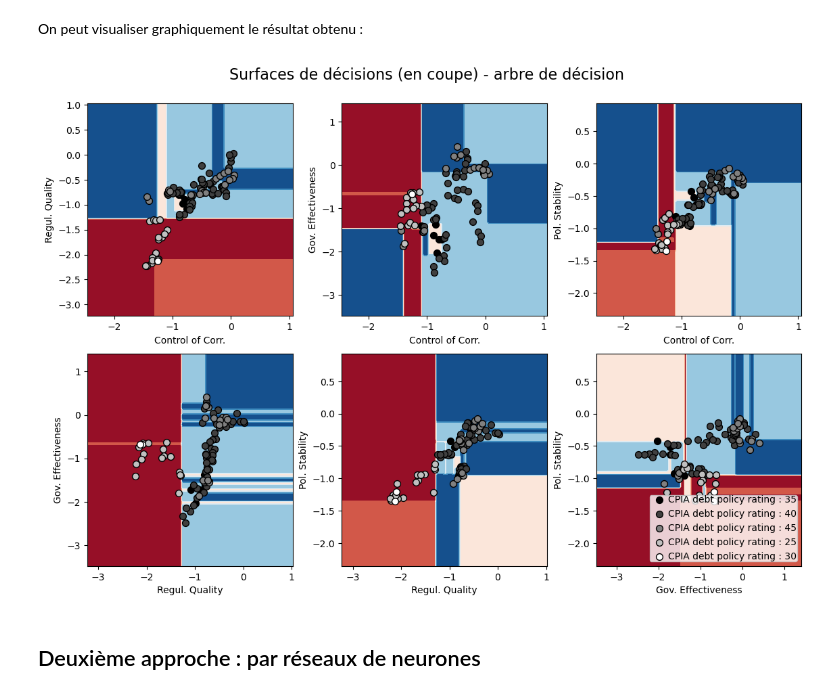
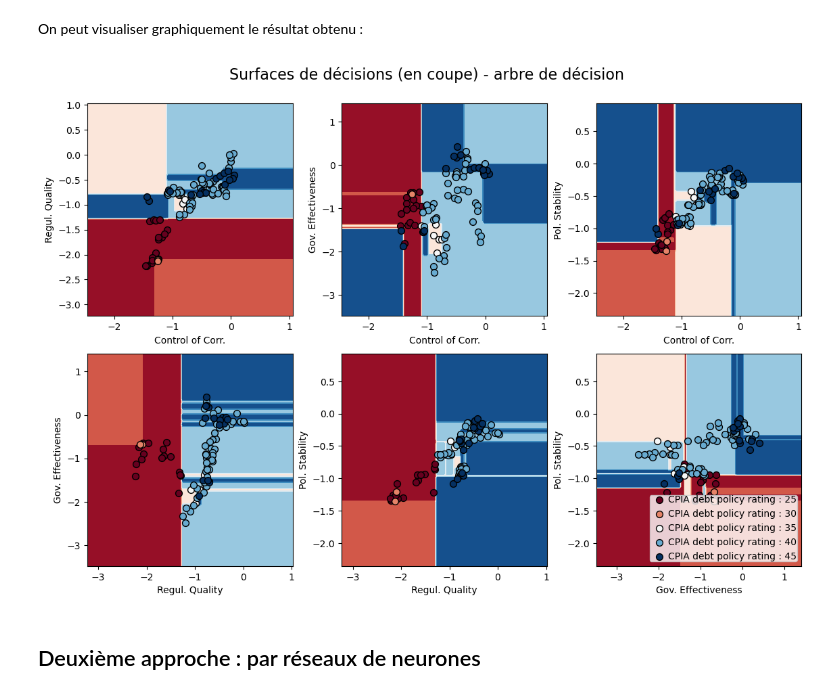
Before and after one commit to ibelfis/assessing_sov_risk, a Jupyter notebook: main.ipynb, the cells around one changed output. Drawn from its saved outputs; the diff is of its cells as text; code cells hidden in the pictures.

Commit message:
correction couleurs graphiques

```diff
--- a/main.ipynb
+++ b/main.ipynb
@@ -230,7 +229,8 @@ On peut visualiser graphiquement le résultat obtenu :
 # %%
 # Use predefined colormap for custom colors
 n_classes = list(set(target))
-custom_colors = plt.cm.gist_gray(np.linspace(0, 1, len(n_classes)))
+n_classes.sort()
+custom_colors = plt.cm.RdBu(np.linspace(0, 1, len(n_classes)))
 
 # Paramètres
 plot_step = 0.02
@@ -245,34 +245,34 @@ for pairidx, pair in enumerate([[0, 1], [0, 2], [0, 3], [1, 2], [1, 3], [2, 3]])
     clf = DecisionTreeClassifier().fit(X, y)
 
     # Decision boundary
     ax = plt.subplot(2, 3, pairidx + 1)
     plt.tight_layout(h_pad=0.5, w_pad=0.5, pad=2.5)
     DecisionBoundaryDisplay.from_estimator(
         clf,
         X,
         cmap=plt.cm.RdBu,
         response_method="predict",
         ax=ax,
         xlabel=feature_names[pair[0]],
         ylabel=feature_names[pair[1]],
     )
 
     for i, color in zip(n_classes, custom_colors):
         idx = np.where(y == i)
         ax.scatter(
             X[idx, 0],
             X[idx, 1],
             c=color.reshape(1, -1),  # Ensure color is a 2D array
             edgecolor="black",
             s=50,
             label=f"{target_name} : {i}"
         )
 
 plt.suptitle("Surfaces de décisions (en coupe) - arbre de décision", y=1.02, fontsize=16)
 plt.legend(loc="lower right", borderpad=0, handletextpad=0)
 _ = plt.axis("tight")
 # %% [output]
-[figure, old version]
+[figure, new version]
 # %% [markdown]
 ## Deuxième approche : par réseaux de neurones
 # %% [markdown]
```
Also changed, not shown: parts of 1 cell of this notebook.
